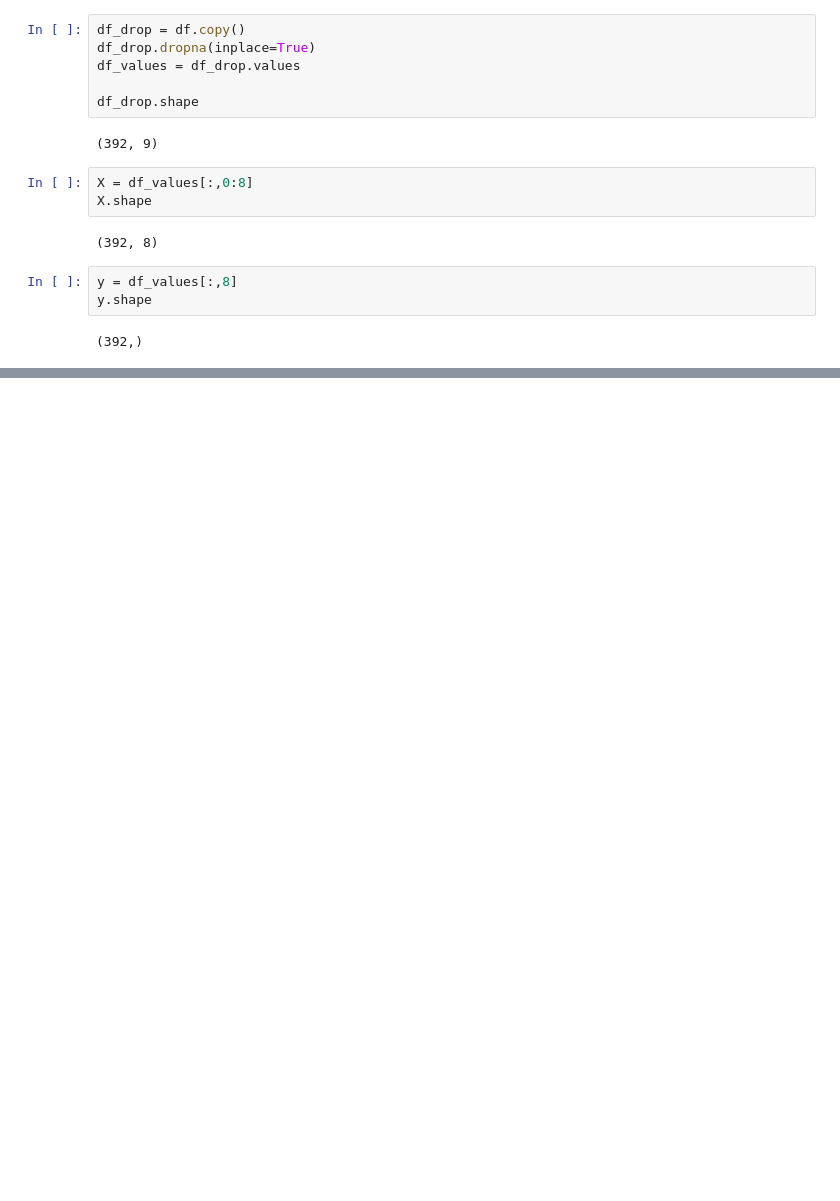
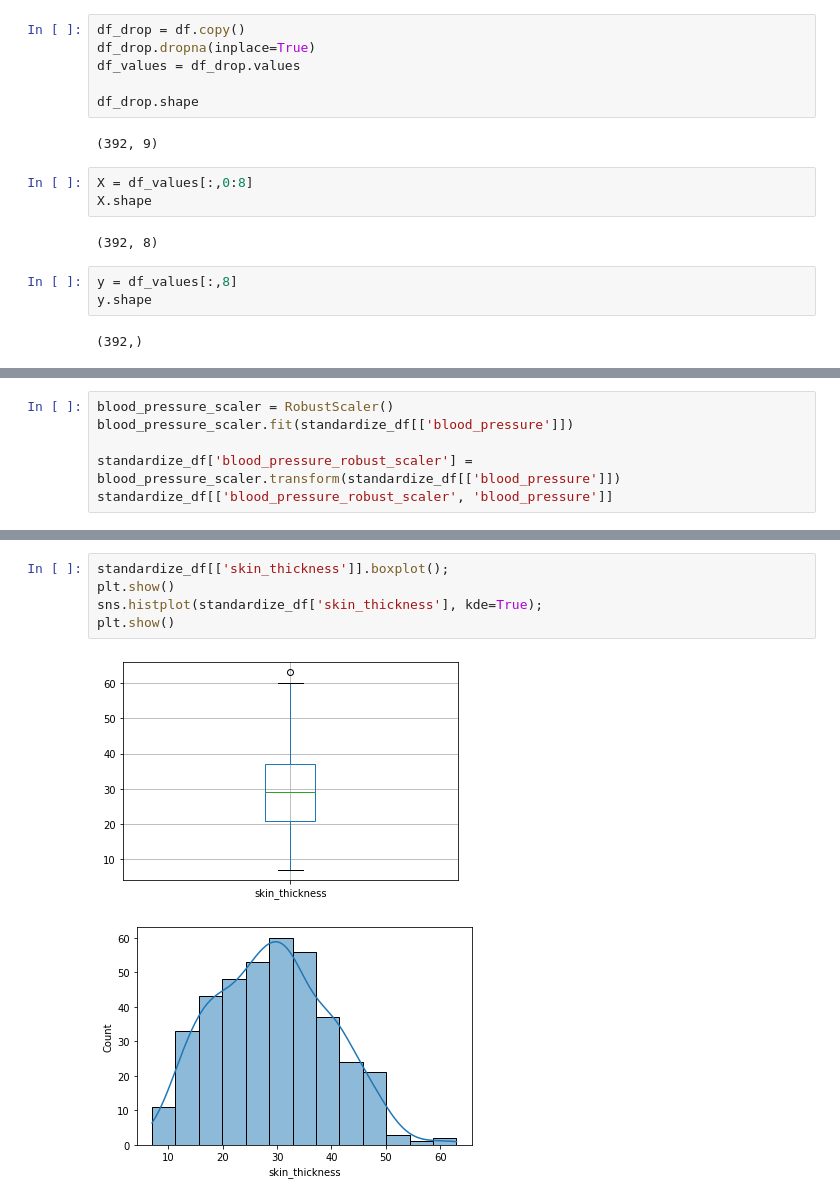
Before and after one commit to reallylongaddress/data-science-practice, a Jupyter notebook: diabetes_data/eda.ipynb, the cells around one changed output, grey strips where cells are left out. Cells and saved outputs as stored; diff of their text form; blank space fills up the shorter version.

```diff
--- a/diabetes_data/eda.ipynb
+++ b/diabetes_data/eda.ipynb
@@ -179,0 +283,6 @@ drop_null_accuracy: 78.3%
+# %%
+blood_pressure_scaler = RobustScaler()
+blood_pressure_scaler.fit(standardize_df[['blood_pressure']])
+
+standardize_df['blood_pressure_robust_scaler'] = blood_pressure_scaler.transform(standardize_df[['blood_pressure']])
+standardize_df[['blood_pressure_robust_scaler', 'blood_pressure']]
@@ -179,0 +303,8 @@ drop_null_accuracy: 78.3%
+# %%
+standardize_df[['skin_thickness']].boxplot();
+plt.show()
+sns.histplot(standardize_df['skin_thickness'], kde=True);
+plt.show()
+# %% [output]
+[figure, added]
+[figure, added]
```
Also changed, not shown: parts of 45 cells of this notebook, 1 other file.
